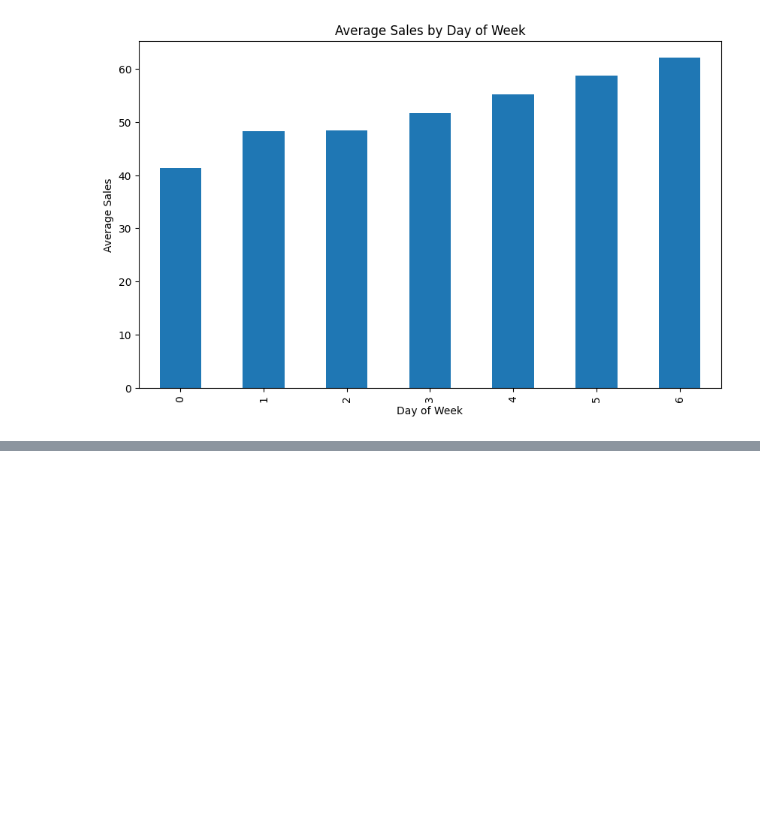
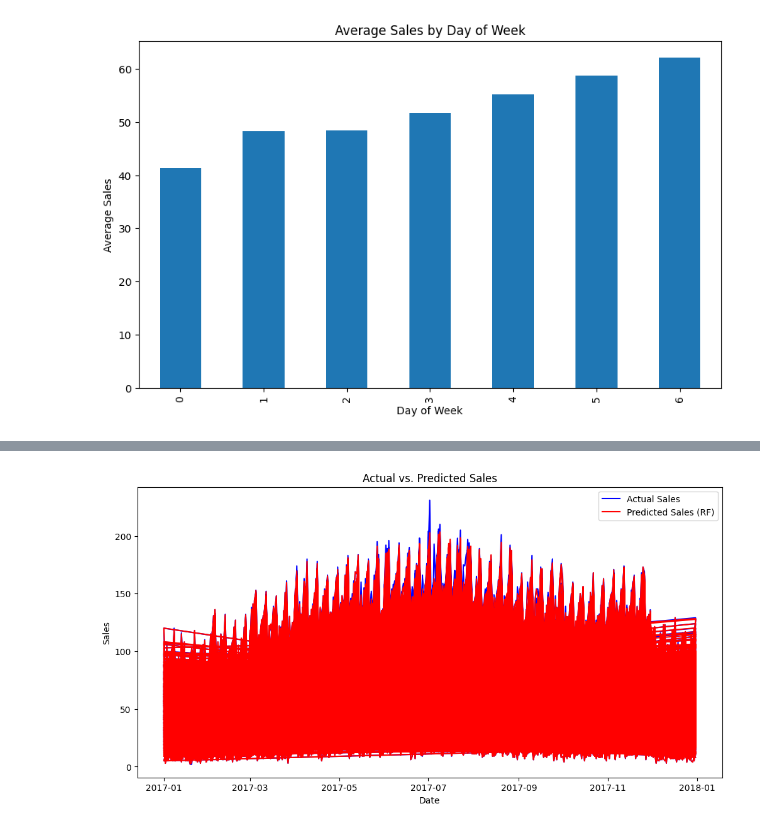
Before and after one commit to AlanDD13/inventory-demand-forecasting, a Jupyter notebook: notebooks/Forecasting.ipynb, the cells around one changed output, grey strips where cells are left out. Cells and saved outputs as stored; diff of their text form; code cells hidden in the pictures; blank space fills up the shorter version.

```diff
--- a/Forecasting.ipynb
+++ b/notebooks/Forecasting.ipynb
@@ -409,0 +429,11 @@ Mean Absolute Error of Random Forest Model: 0.02373992332968244
+# %%
+plt.figure(figsize=(12, 6))
+plt.plot(test_data.index, y_test, label='Actual Sales', color='b')
+plt.plot(test_data.index, y_pred, label='Predicted Sales (RF)', color='r')
+plt.xlabel('Date')
+plt.ylabel('Sales')
+plt.title('Actual vs. Predicted Sales')
+plt.legend()
+plt.show()
+# %% [output]
+[figure, added]
```
Also changed, not shown: parts of 7 cells of this notebook, 10 other files.
